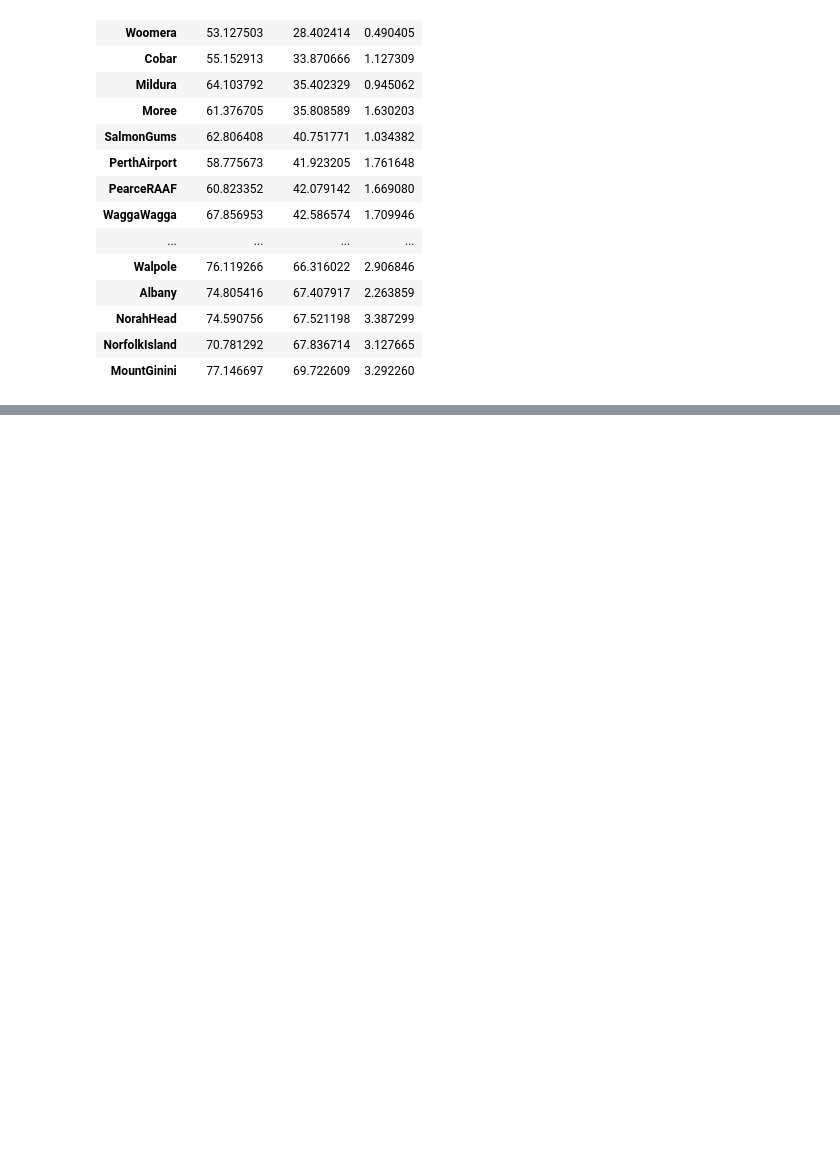
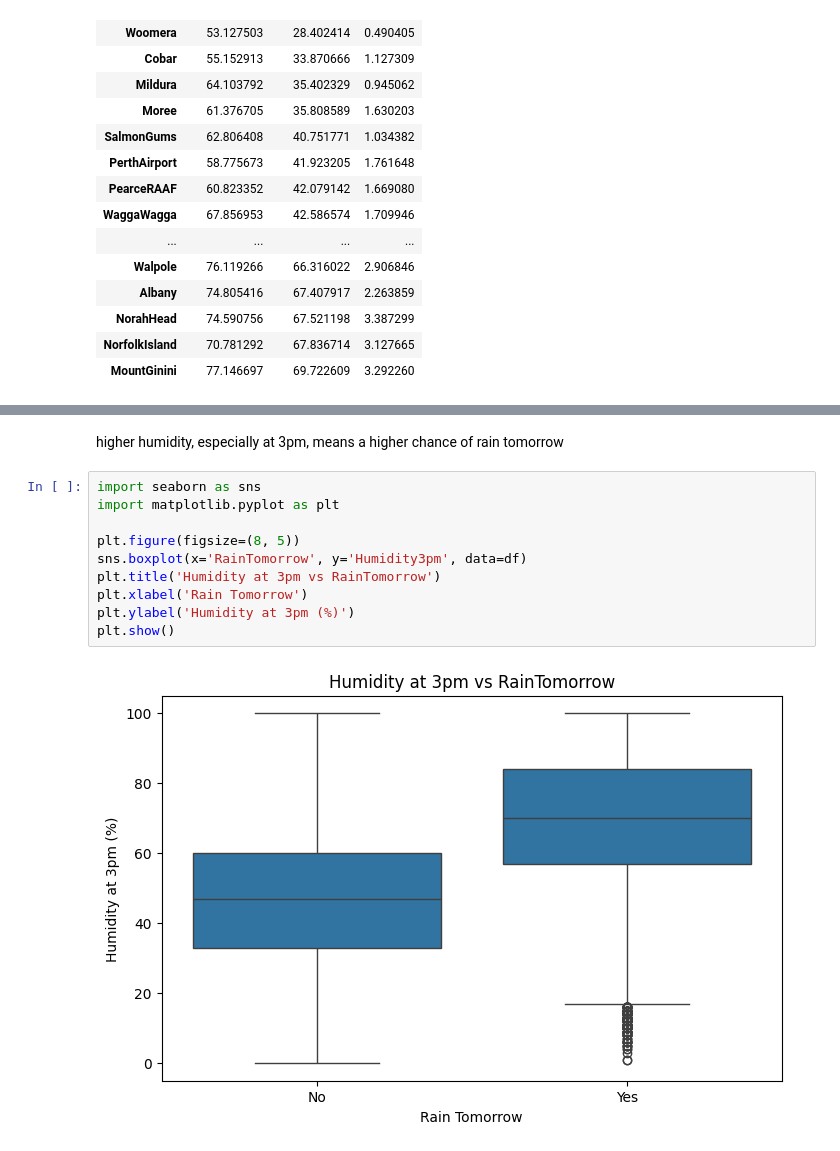
Before and after one commit to gorky93/classification_rainfallprediction, a Jupyter notebook: rainfall_prediction_using_logistic_regression.ipynb, the cells around one changed output, grey strips where cells are left out. Cells and saved outputs as stored; diff of their text form; blank space fills up the shorter version.

```diff
--- a/rainfall_prediction_using_logistic_regression.ipynb
+++ b/rainfall_prediction_using_logistic_regression.ipynb
@@ -394,0 +415,14 @@ df.groupby('Location')[['Humidity9am', 'Humidity3pm', 'Rainfall']].mean().sort_v
+# %% [markdown]
+higher humidity, especially at 3pm, means a higher chance of rain tomorrow
+# %%
+import seaborn as sns
+import matplotlib.pyplot as plt
+
+plt.figure(figsize=(8, 5))
+sns.boxplot(x='RainTomorrow', y='Humidity3pm', data=df)
+plt.title('Humidity at 3pm vs RainTomorrow')
+plt.xlabel('Rain Tomorrow')
+plt.ylabel('Humidity at 3pm (%)')
+plt.show()
+# %% [output]
+[figure, added]
```
Also changed, not shown: parts of 16 cells of this notebook.
